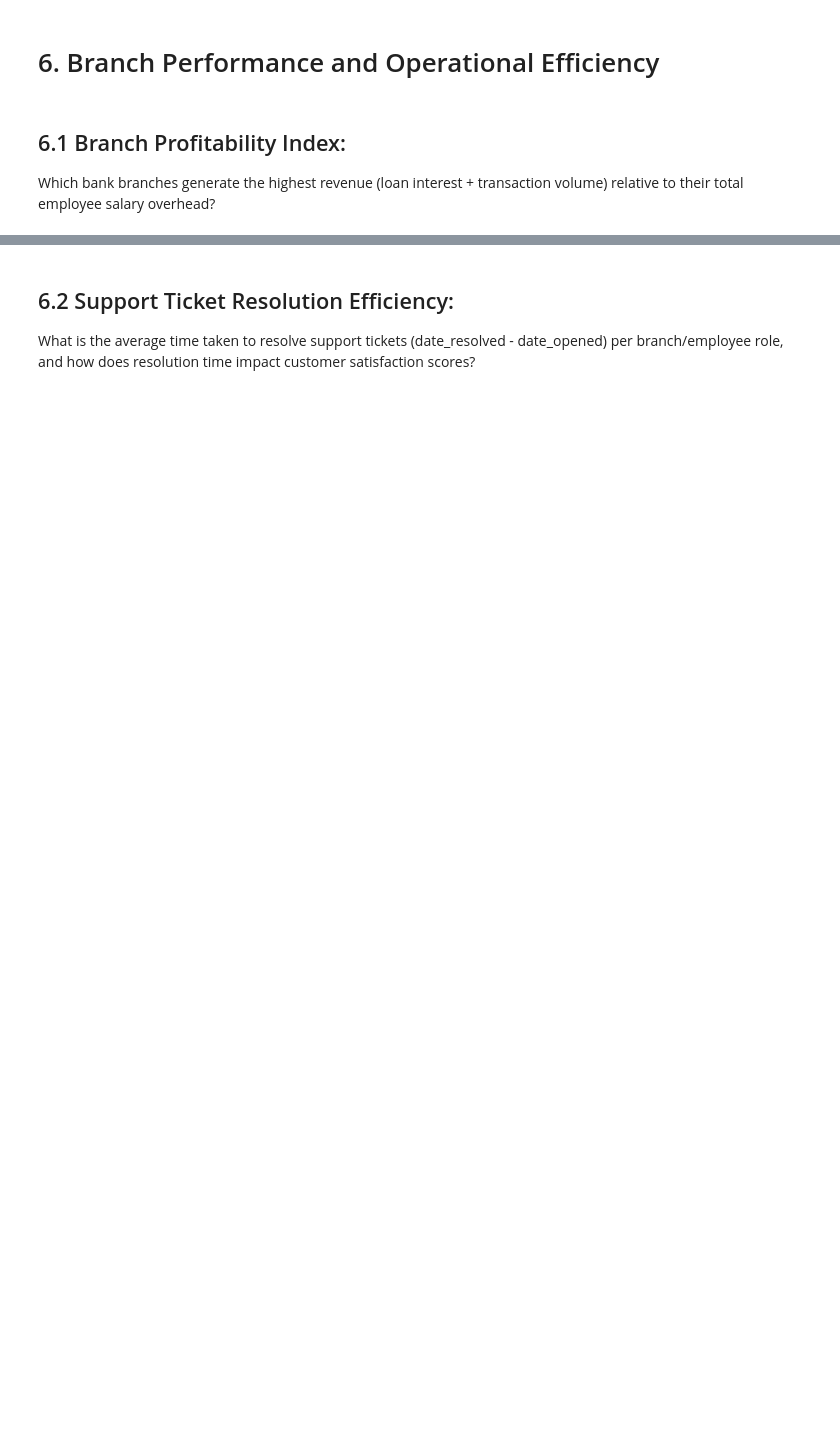
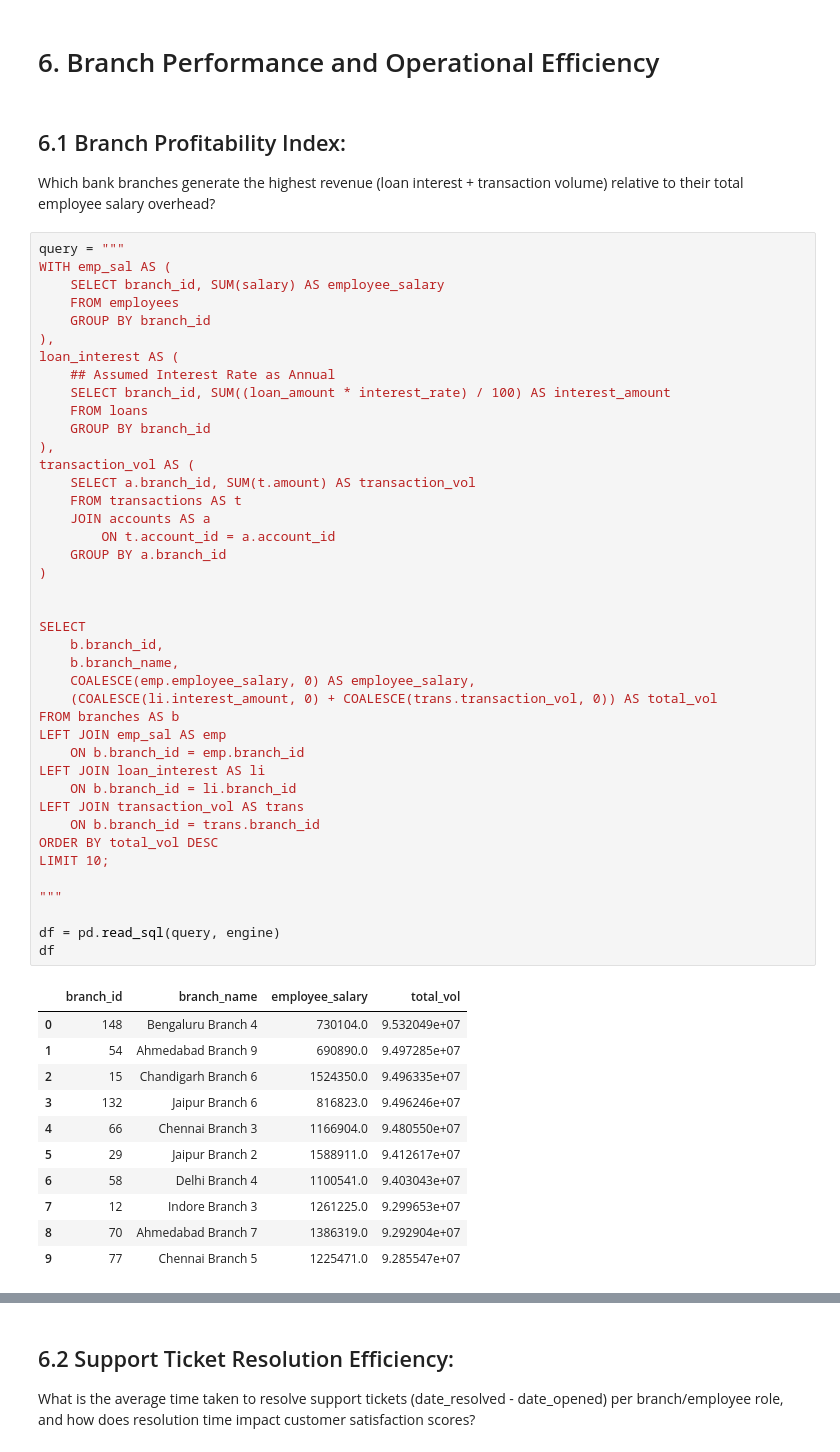
Before and after one commit to Kartika-Nidhi/Banking_Transaction_Analysis_SQL, a Jupyter notebook: BankingTransactions.ipynb, the cells around one changed output, grey strips where cells are left out. Drawn from its saved outputs; the diff is of its cells as text; blank space fills up the shorter version.

```diff
--- a/BankingTransactions.ipynb
+++ b/BankingTransactions.ipynb
@@ -1009,3 +1009,56 @@ Truncated to displaylimit of 10.
 # %% [markdown]
 ## 6.1 Branch Profitability Index:
  Which bank branches generate the highest revenue (loan interest + transaction volume) relative to their total employee salary overhead?
+# %%
+query = """
+WITH emp_sal AS (
+    SELECT branch_id, SUM(salary) AS employee_salary
+    FROM employees
+    GROUP BY branch_id
+),
+loan_interest AS (
+    ## Assumed Interest Rate as Annual
+    SELECT branch_id, SUM((loan_amount * interest_rate) / 100) AS interest_amount
+    FROM loans
+    GROUP BY branch_id
+),
+transaction_vol AS (
+    SELECT a.branch_id, SUM(t.amount) AS transaction_vol
+    FROM transactions AS t
+    JOIN accounts AS a
+        ON t.account_id = a.account_id
+    GROUP BY a.branch_id
+)
+
+
+SELECT
+    b.branch_id,
+    b.branch_name,
+    COALESCE(emp.employee_salary, 0) AS employee_salary,
+    (COALESCE(li.interest_amount, 0) + COALESCE(trans.transaction_vol, 0)) AS total_vol
+FROM branches AS b
+LEFT JOIN emp_sal AS emp
+    ON b.branch_id = emp.branch_id
+LEFT JOIN loan_interest AS li
+    ON b.branch_id = li.branch_id
+LEFT JOIN transaction_vol AS trans
+    ON b.branch_id = trans.branch_id
+ORDER BY total_vol DESC
+LIMIT 10;
+
+"""
+
+df = pd.read_sql(query, engine)
+df
+# %% [output]
+|  | branch_id | branch_name | employee_salary | total_vol |
+| 0 | 148 | Bengaluru Branch 4 | 730104.0 | 9.532049e+07 |
+| 1 | 54 | Ahmedabad Branch 9 | 690890.0 | 9.497285e+07 |
+| 2 | 15 | Chandigarh Branch 6 | 1524350.0 | 9.496335e+07 |
+| 3 | 132 | Jaipur Branch 6 | 816823.0 | 9.496246e+07 |
+| 4 | 66 | Chennai Branch 3 | 1166904.0 | 9.480550e+07 |
+| 5 | 29 | Jaipur Branch 2 | 1588911.0 | 9.412617e+07 |
+| 6 | 58 | Delhi Branch 4 | 1100541.0 | 9.403043e+07 |
+| 7 | 12 | Indore Branch 3 | 1261225.0 | 9.299653e+07 |
+| 8 | 70 | Ahmedabad Branch 7 | 1386319.0 | 9.292904e+07 |
+| 9 | 77 | Chennai Branch 5 | 1225471.0 | 9.285547e+07 |
```
Also changed, not shown: parts of 5 cells of this notebook.
